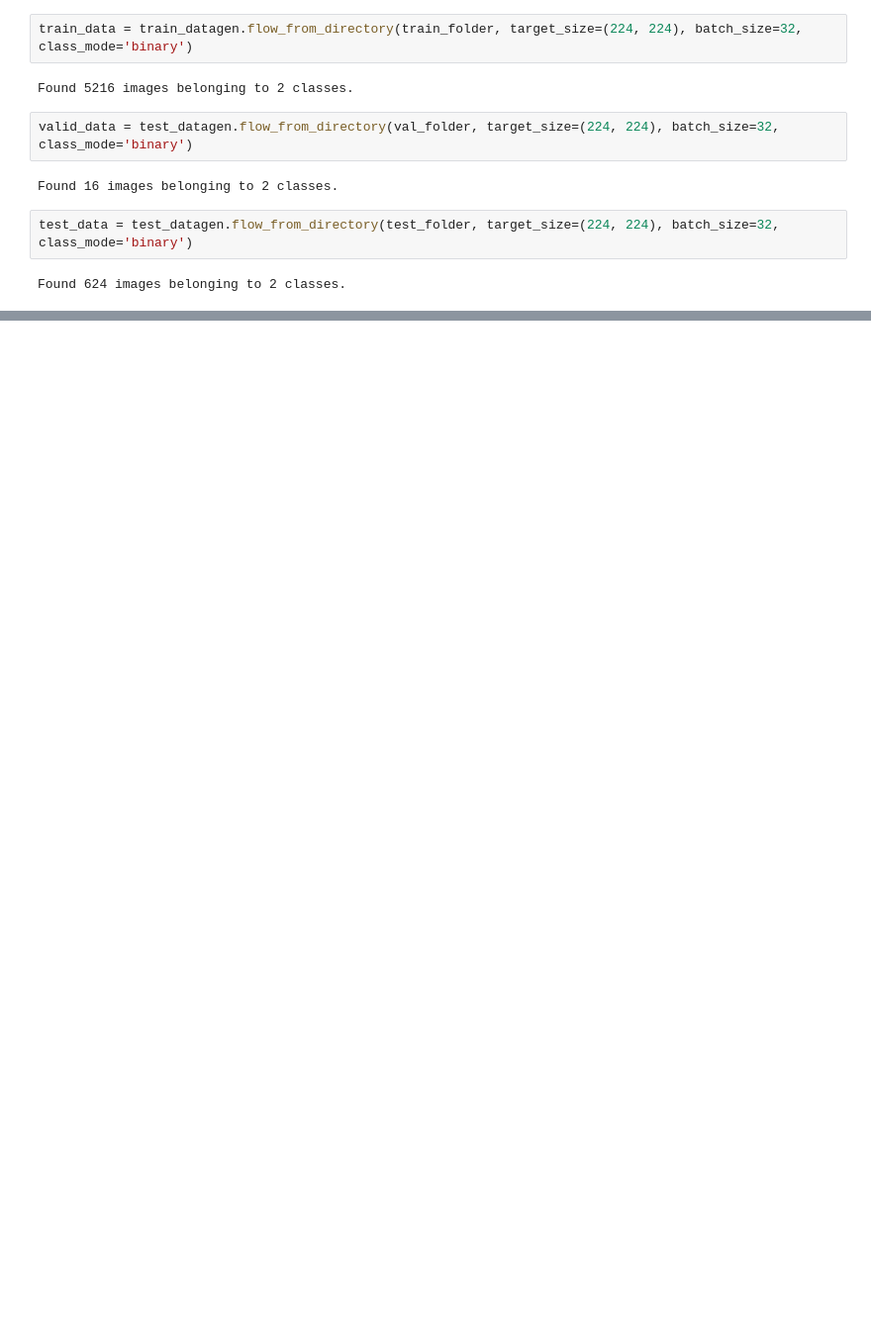
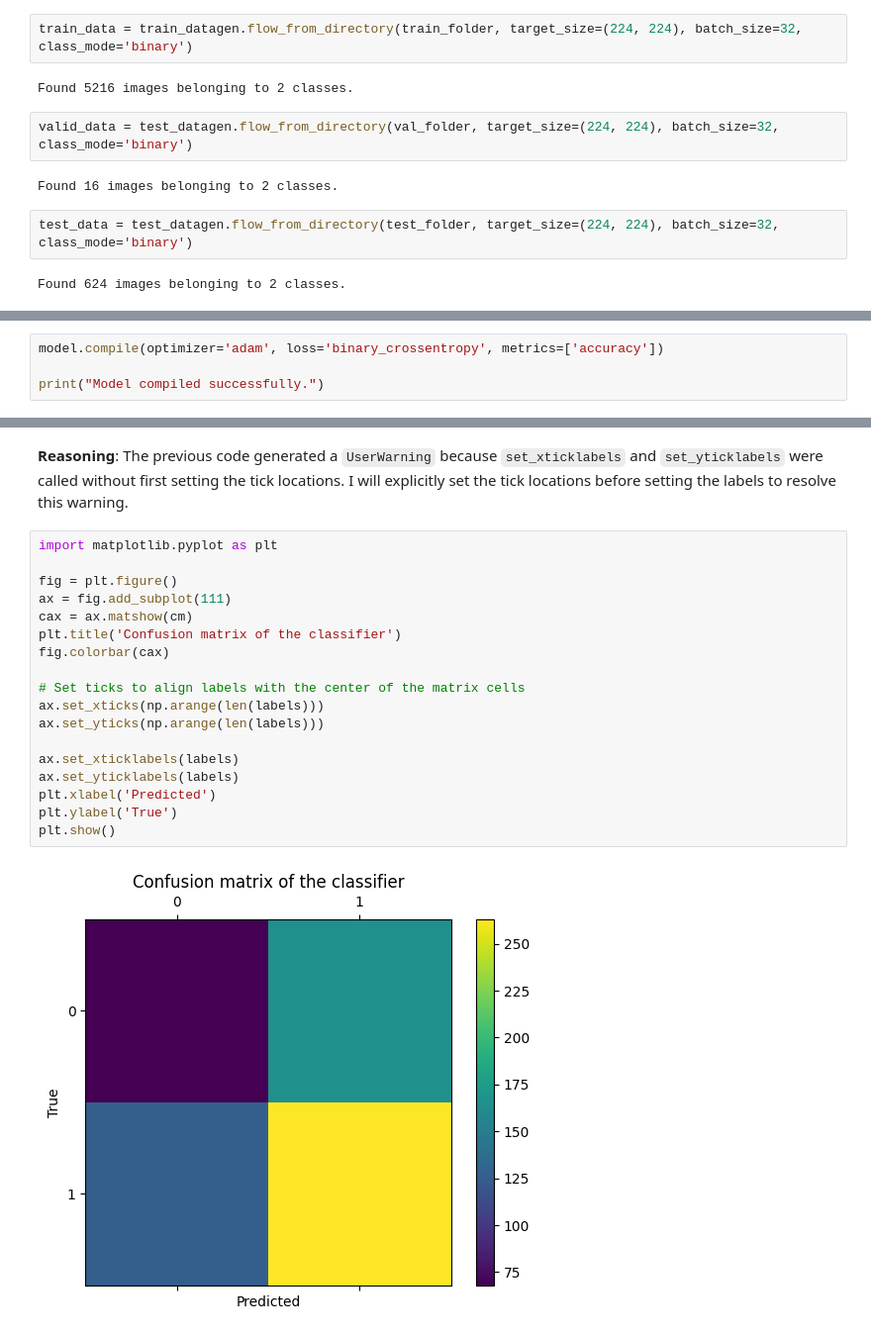
Before and after one commit to muneebsaddal/pneumonia-detection-cnn, a Jupyter notebook: phnemonia_classification.ipynb, the cells around one changed output, grey strips where cells are left out. Shown at 99% size. Saved outputs shown, nothing was run; the diff lists cells and outputs as text; blank space fills up the shorter version.

```diff
--- a/phnemonia_classification.ipynb
+++ b/phnemonia_classification.ipynb
@@ -224,0 +351,4 @@ plt.show()
+# %%
+model.compile(optimizer='adam', loss='binary_crossentropy', metrics=['accuracy'])
+
+print("Model compiled successfully.")
@@ -224,0 +558,23 @@ plt.show()
+# %% [markdown]
+**Reasoning**:
+The previous code generated a `UserWarning` because `set_xticklabels` and `set_yticklabels` were called without first setting the tick locations. I will explicitly set the tick locations before setting the labels to resolve this warning.
+# %%
+import matplotlib.pyplot as plt
+
+fig = plt.figure()
+ax = fig.add_subplot(111)
+cax = ax.matshow(cm)
+plt.title('Confusion matrix of the classifier')
+fig.colorbar(cax)
+
+# Set ticks to align labels with the center of the matrix cells
+ax.set_xticks(np.arange(len(labels)))
+ax.set_yticks(np.arange(len(labels)))
+
+ax.set_xticklabels(labels)
+ax.set_yticklabels(labels)
+plt.xlabel('Predicted')
+plt.ylabel('True')
+plt.show()
+# %% [output]
+[figure, added]
```
Also changed, not shown: parts of 60 cells of this notebook.
